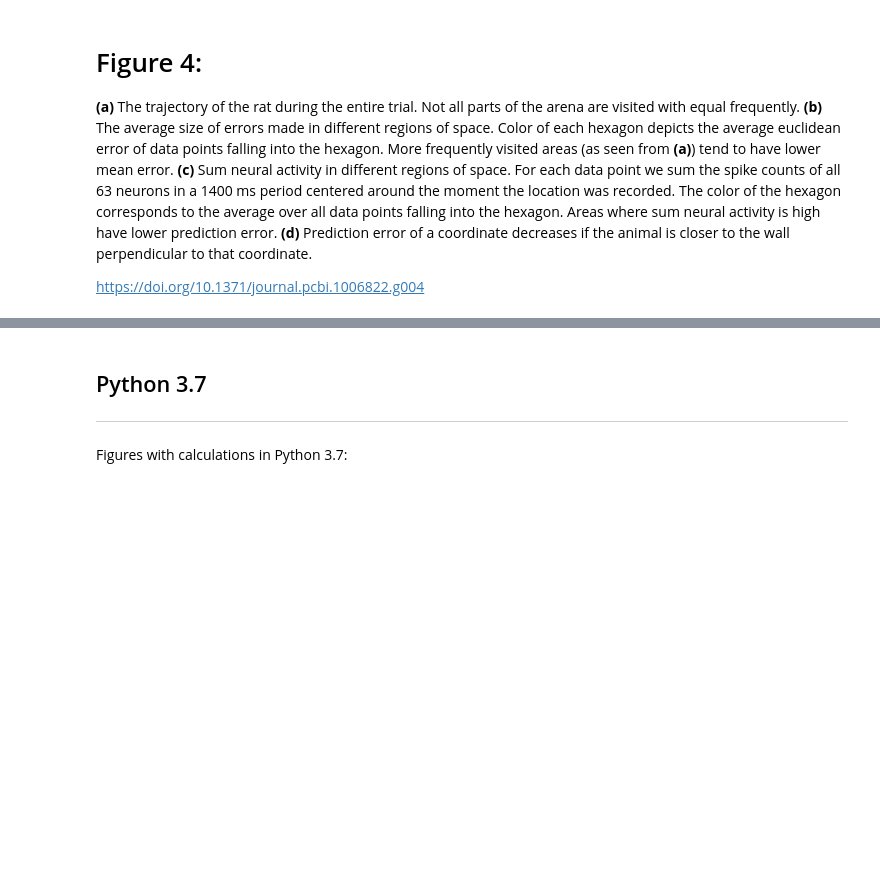
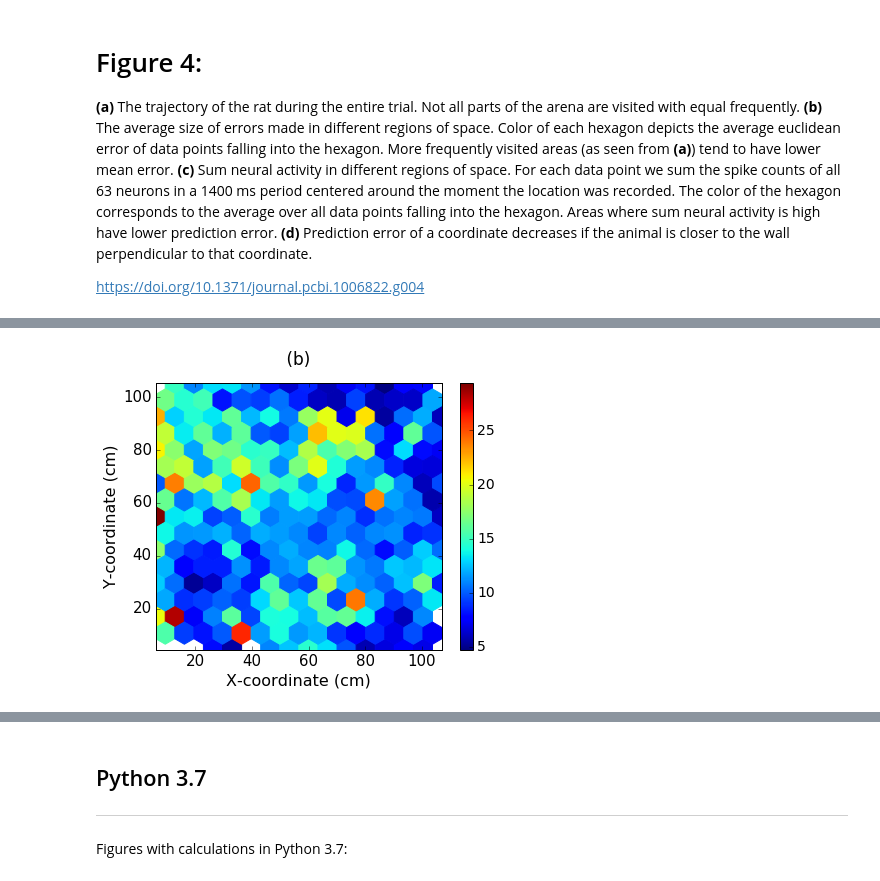
Before and after one commit to Notebook-Factory/NeuralDecoding_book, a Jupyter notebook: content/03/subsection/02-04/sos_notebook4.ipynb, the cells around one changed output, grey strips where cells are left out. Drawn from its saved outputs; the diff is of its cells as text; code cells hidden in the pictures; blank space fills up the shorter version.

```diff
--- a/content/03/subsection/02-04/sos_notebook4.ipynb
+++ b/content/03/subsection/02-04/sos_notebook4.ipynb
@@ -16,0 +47,94 @@ Figure with calculations in Python 2.7 Matplotlib:
+# %%
+%use Python2
+import numpy as np
+import matplotlib.pyplot as plt
+
+%matplotlib inline
+from scipy.stats import binned_statistic
+import math
+
+import scipy.io as scio
+
+import matplotlib.style
+# import matplotlib as mpl
+# mpl.style.use('classic')
+
+
+# These are the "Tableau 20" colors as RGB.
+tableau20 = [(31, 119, 180), (174, 199, 232), (255, 127, 14), (255, 187, 120),
+             (44, 160, 44), (152, 223, 138), (214, 39, 40), (255, 152, 150),
+             (148, 103, 189), (197, 176, 213), (140, 86, 75), (196, 156, 148),
+             (227, 119, 194), (247, 182, 210), (127, 127, 127), (199, 199, 199),
+             (188, 189, 34), (219, 219, 141), (23, 190, 207), (158, 218, 229)]
+
+# Scale the RGB values to the [0, 1] range, which is the format matplotlib accepts.
+for i in range(len(tableau20)):
+    r, g, b = tableau20[i]
+    tableau20[i] = (r / 255., g / 255., b / 255.)
+
+def mse(y, t, axis=2):
+    return (np.square(y - t).mean(axis=axis).mean())
+
+def mean_distance(y, t, axis=2):
+    return np.mean(np.sqrt(np.sum((y - t)**2, axis=axis)))
+
+def median_distance(y, t, axis=2):
+    return np.median(np.sqrt(np.sum((y - t)**2, axis=axis)))
+
+cvfolds = 10
+data = np.load("R2192_models/window_scan_R2192_1x1400_predictions_v1.npz")
+
+# print type(data), data.keys()
+
+pred_y = data["preds"]
+y = data["targets"]
+targets = data["targets"]
+
+# print pred_y.shape, targets.shape
+
+seqlen = pred_y.shape[1]
+pred_y = pred_y.reshape((-1, 2))
+
+errors = np.sqrt(np.sum((pred_y - y)**2, axis=1))
+
+# WHAT IS CHANCE LEVEL ACCURACY?
+r_y = y.copy()
+np.random.shuffle(r_y)
+
+
+all_preds = []
+all_errors =[]
+
+# assumes there are predictions from 10 CV-runs in the folder R2192_models
+for i in range(1,11):
+    data = np.load("R2192_models/window_scan_R2192_1x1400_predictions_v"+str(i)+".npz")
+    pr_i = data["preds"]
+    tgts = data["targets"]
+    assert np.all(tgts==targets) #should always be same
+
+    all_preds.append(pr_i)
+    errors_i = np.sqrt(np.sum((pr_i - y)**2, axis=1))
+    all_errors.append(errors_i) # we record errors of each model individually, not the error made by ensemble model
+
+
+# print "we have in total error size: ", np.shape(all_preds), np.shape(all_errors), np.mean(np.ravel(all_errors))
+avg_pred = np.mean(all_preds,axis=0) # this gives us the prediction of ensemble model
+avg_errors = np.mean(all_errors,axis=0) #this gives us the average of errors for each location, not error of ensemble model!
+median_errors = np.median(all_errors,axis=0)
+
+
+plt.figure(figsize=(6,5))
+plt.title(" (b) ", fontsize=17,y=1.05,x=0.5)
+plt.hexbin(y[:,0], y[:,1],C=avg_errors, gridsize=15)
+plt.xlabel("X-coordinate (cm)",fontsize=16)
+plt.ylabel("Y-coordinate (cm)",fontsize=16)
+plt.xticks(fontsize=15)
+plt.yticks(fontsize=15)
+cbar = plt.colorbar( ticks=[5,10,15,20,25])
+cbar.ax.set_yticklabels([5,10,15,20,25],fontsize=14)
+#cbar.ax.set_yticklabels(["5 cm","10 cm","15 cm","20 cm","25 cm"],fontsize=14)
+#cbar.ax.set_title('Mean error',fontsize=14)
+plt.tight_layout()
+plt.show()
+# %% [output]
+[figure, added]
```
Also changed, not shown: parts of 7 cells of this notebook, 5 other files.
